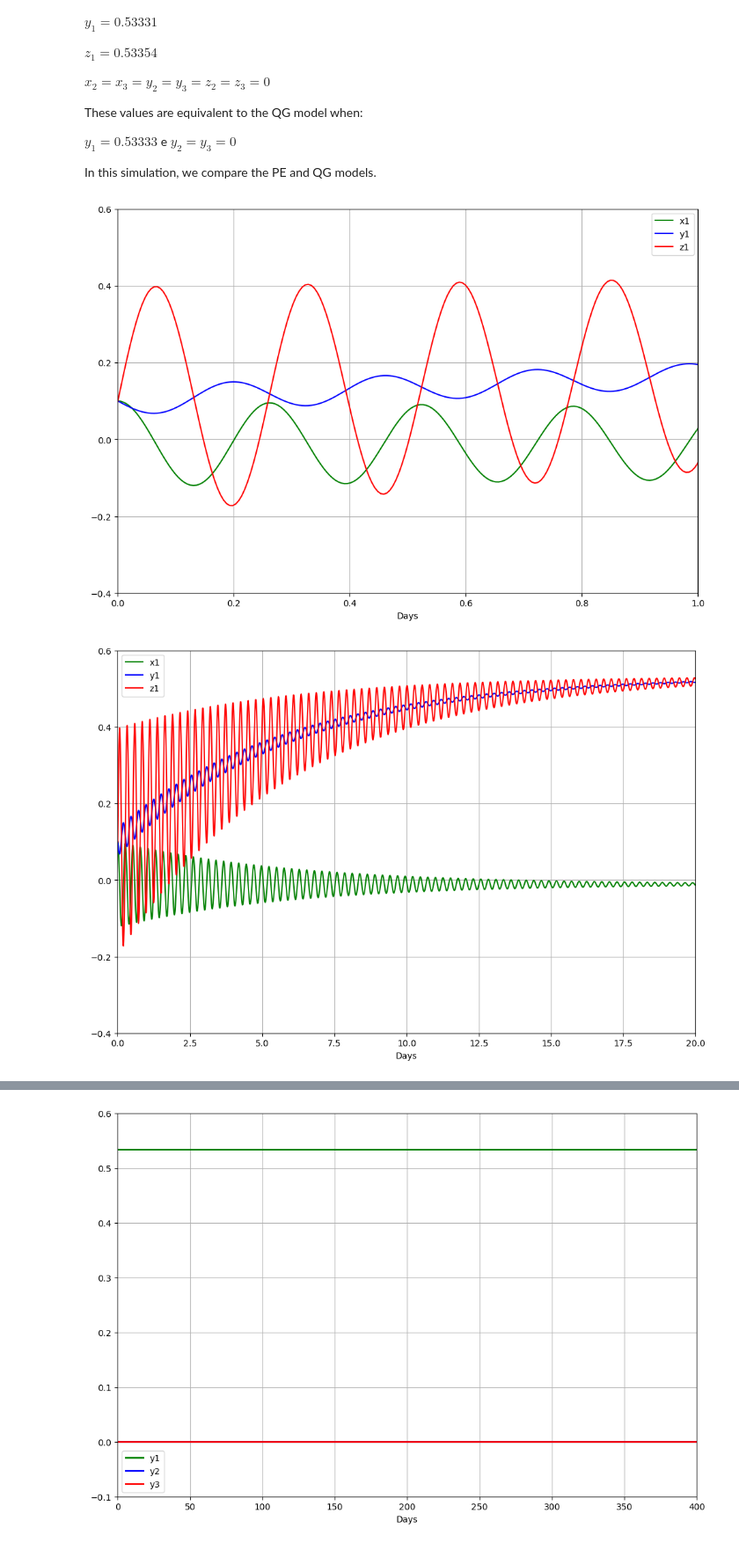
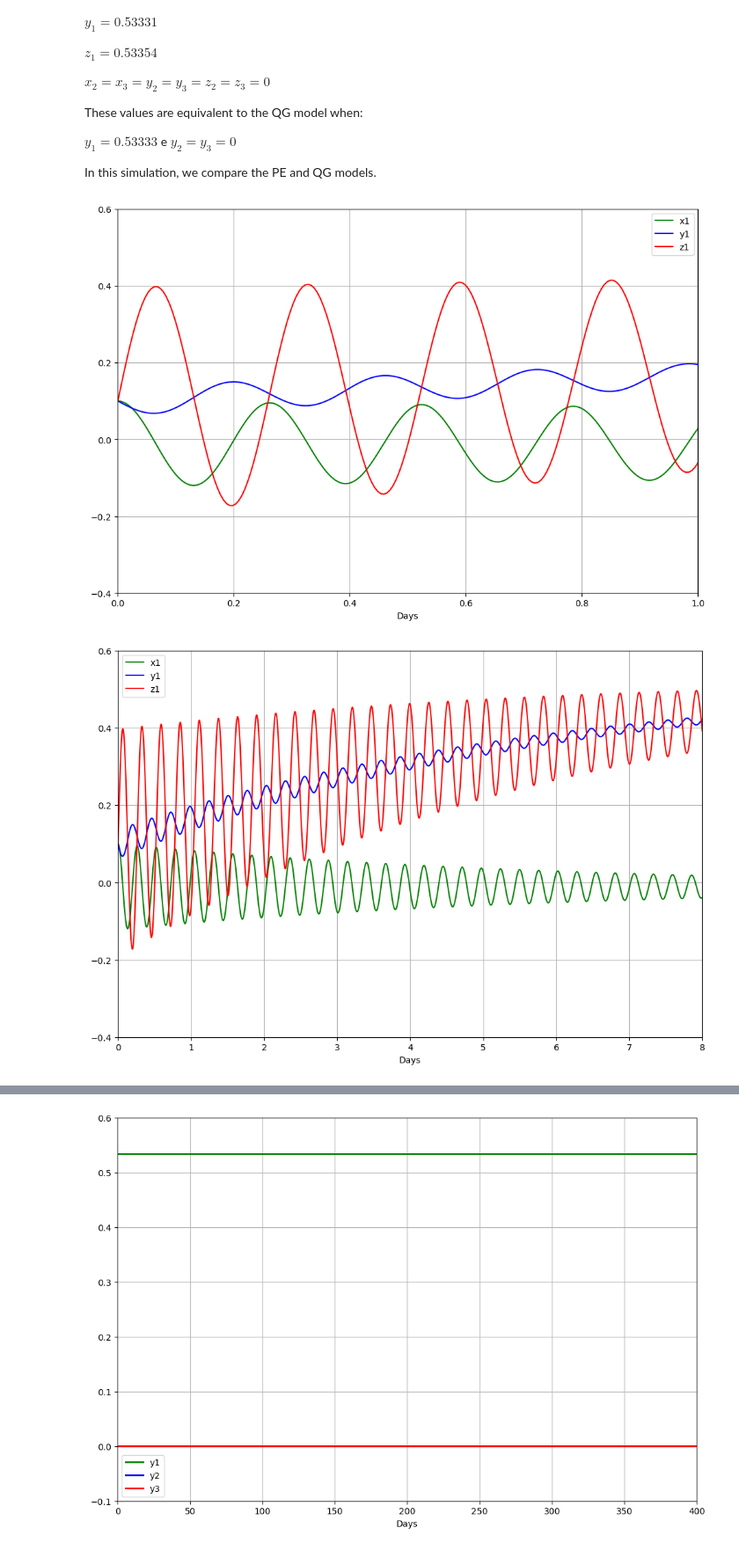
Before and after one commit to lucasamtaylor01/Lorenz80, a Jupyter notebook: EN/01_src/simulations.ipynb, the cells around one changed output, grey strips where cells are left out. Shown at 88% size. Cells and saved outputs as stored; diff of their text form; code cells hidden in the pictures.

```diff
--- a/EN/01_src/simulations.ipynb
+++ b/EN/01_src/simulations.ipynb
@@ -17,6 +17,7 @@ All vectors and constants were defined following section 04, _Choice of numerica
 # %%
 import matplotlib.pyplot as plt
 import numpy as np
+from scipy.integrate import odeint
 
 vector_a = [1, 1, 3]
 vector_b = [
@@ -32,6 +33,8 @@ vector_f = [0.1, 0, 0]
 g_0 = 8
 kappa_0 = 1 / 48
 nu_0 = kappa_0
+rtol_value = 10**(-8)
+atol_value = 10**(-10)
 # %% [markdown]
 ## 🌀 PE Model
 
@@ -311,22 +273,22 @@ In this simulation, we compare the PE and QG models.
 # %%
 # SIMULATION STANDARD CONDITIONS - FIGURE 1
 
 # Simulation days
 total_days = 400
 
 # Initial conditions
 x0 = [0.1, 0, 0]
 y0 = [0.1, 0, 0]
 z0 = [0.1, 0, 0]
 
 # PE model simulation
 t_fig1, x_fig1, y_fig1, z_fig1 = runge_kutta_pe(x0, y0, z0, total_days)
 
 # Plot
 evolution_x1y1z1(t_fig1, x_fig1, y_fig1, z_fig1, 1)
-evolution_x1y1z1(t_fig1, x_fig1, y_fig1, z_fig1, 20)
+evolution_x1y1z1(t_fig1, x_fig1, y_fig1, z_fig1, 8)
 evolution_x1y1z1(t_fig1, x_fig1, y_fig1, z_fig1, total_days)
 plt.show()
 # %% [output]
 [figure]
-[figure, old version]
+[figure, new version]
```
Also changed, not shown: parts of 4 cells of this notebook.
